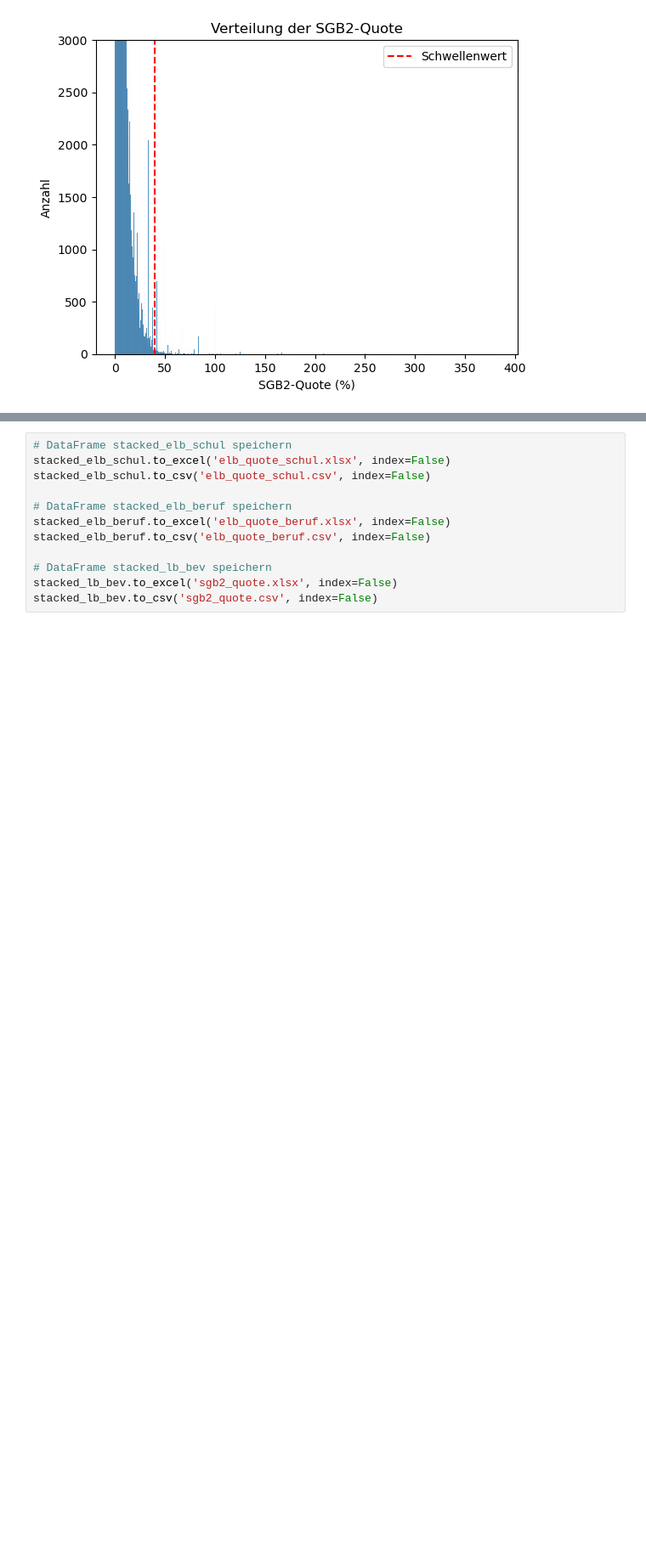
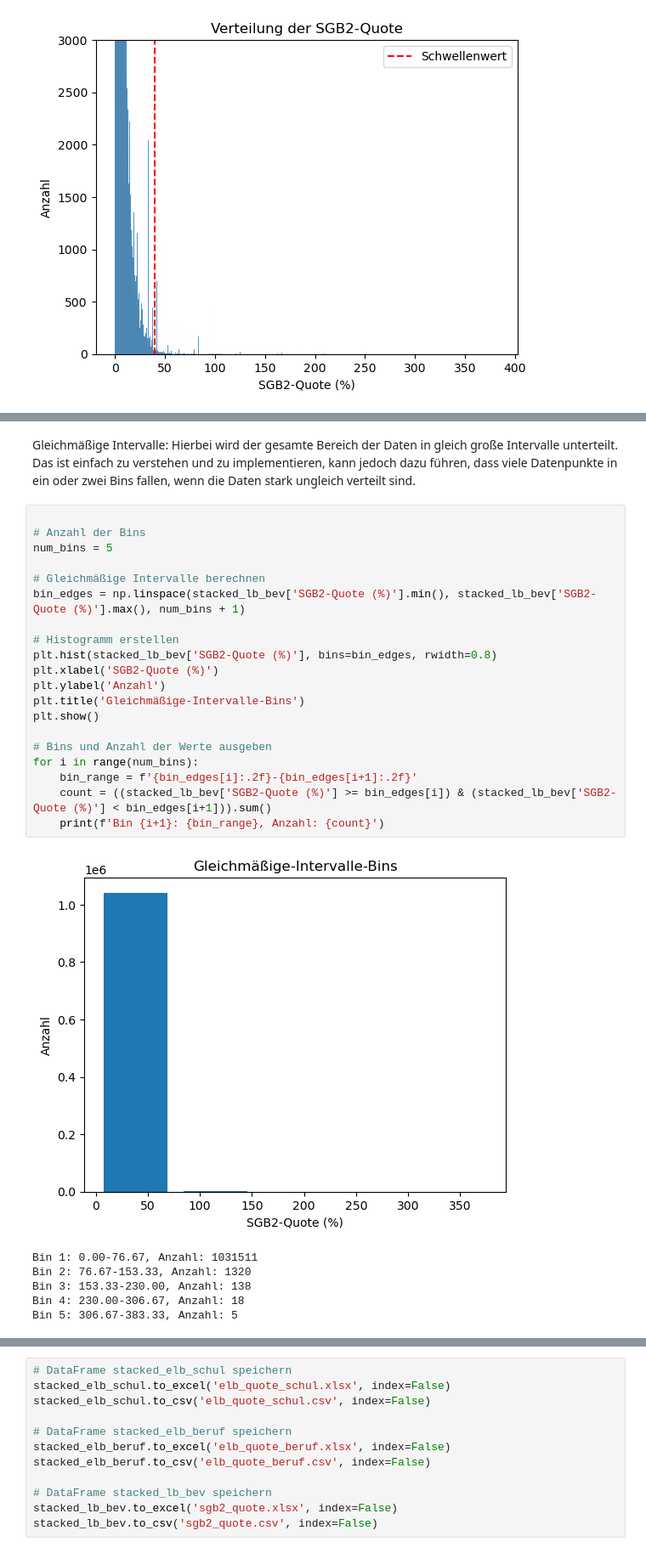
Before and after one commit to tobias-vetterle/mikrokosmos, a Jupyter notebook: aufbereitung_mikrokosmos.ipynb, the cells around one changed output, grey strips where cells are left out. Shown at 85% size. Saved outputs shown, nothing was run; the diff lists cells and outputs as text; blank space fills up the shorter version.

```diff
--- a/aufbereitung_mikrokosmos.ipynb
+++ b/aufbereitung_mikrokosmos.ipynb
@@ -622,0 +655,29 @@ plt.show()
+# %% [markdown]
+Gleichmäßige Intervalle: Hierbei wird der gesamte Bereich der Daten in gleich große Intervalle unterteilt. Das ist einfach zu verstehen und zu implementieren, kann jedoch dazu führen, dass viele Datenpunkte in ein oder zwei Bins fallen, wenn die Daten stark ungleich verteilt sind.
+# %%
+
+# Anzahl der Bins
+num_bins = 5
+
+# Gleichmäßige Intervalle berechnen
+bin_edges = np.linspace(stacked_lb_bev['SGB2-Quote (%)'].min(), stacked_lb_bev['SGB2-Quote (%)'].max(), num_bins + 1)
+
+# Histogramm erstellen
+plt.hist(stacked_lb_bev['SGB2-Quote (%)'], bins=bin_edges, rwidth=0.8)
+plt.xlabel('SGB2-Quote (%)')
+plt.ylabel('Anzahl')
+plt.title('Gleichmäßige-Intervalle-Bins')
+plt.show()
+
+# Bins und Anzahl der Werte ausgeben
+for i in range(num_bins):
+    bin_range = f'{bin_edges[i]:.2f}-{bin_edges[i+1]:.2f}'
+    count = ((stacked_lb_bev['SGB2-Quote (%)'] >= bin_edges[i]) & (stacked_lb_bev['SGB2-Quote (%)'] < bin_edges[i+1])).sum()
+    print(f'Bin {i+1}: {bin_range}, Anzahl: {count}')
+# %% [output]
+[figure, added]
+Bin 1: 0.00-76.67, Anzahl: 1031511
+Bin 2: 76.67-153.33, Anzahl: 1320
+Bin 3: 153.33-230.00, Anzahl: 138
+Bin 4: 230.00-306.67, Anzahl: 18
+Bin 5: 306.67-383.33, Anzahl: 5
```
Also changed, not shown: parts of 9 cells of this notebook.
